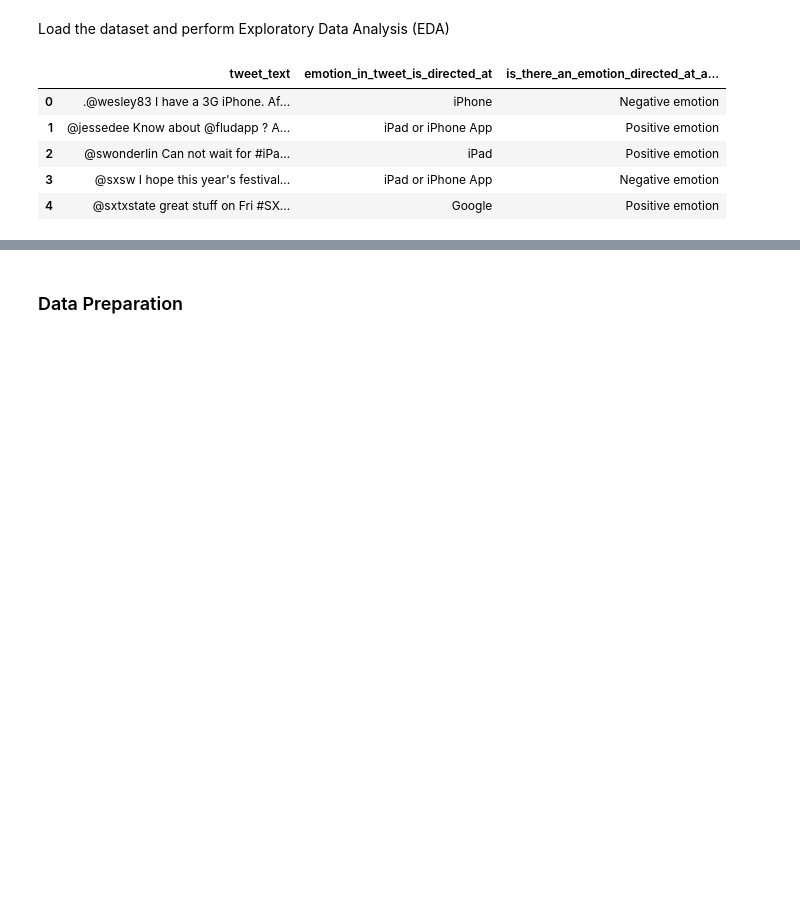
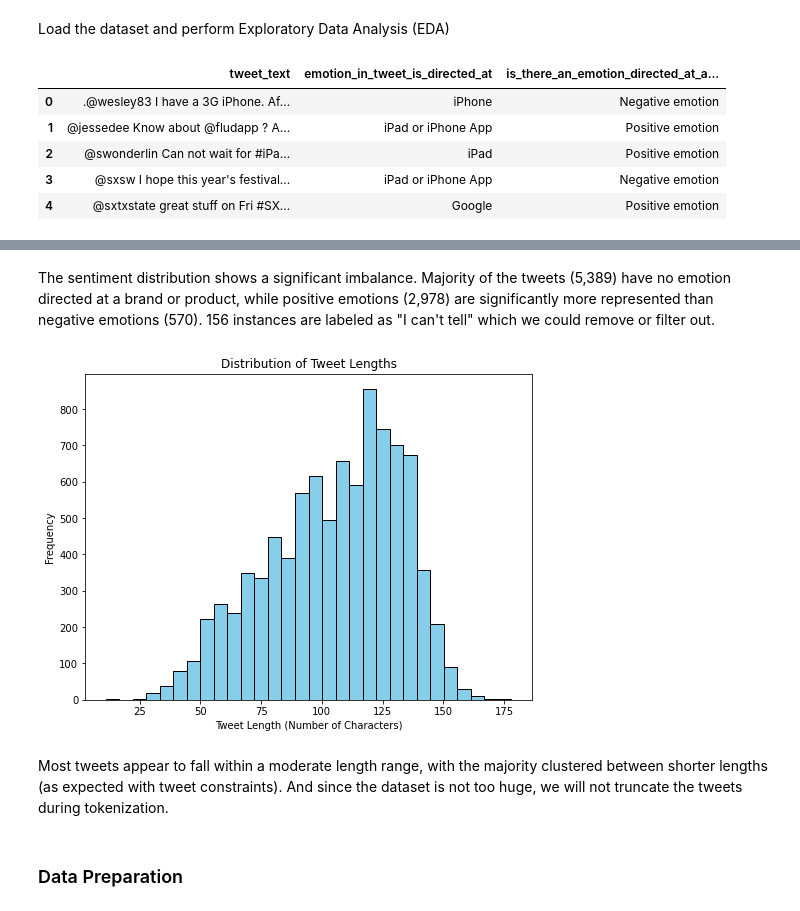
Before and after one commit to engige/NLP_Twitter_Sentiment_Analysis, a Jupyter notebook: notebooks/joseph.ipynb, the cells around one changed output, grey strips where cells are left out. Cells and saved outputs as stored; diff of their text form; code cells hidden in the pictures; blank space fills up the shorter version.

```diff
--- a/notebooks/joseph.ipynb
+++ b/notebooks/joseph.ipynb
@@ -63,3 +91,20 @@ The dataset contains the following observations:
+# %% [markdown]
+The sentiment distribution shows a significant imbalance. Majority of the tweets (5,389) have no emotion directed at a brand or product, while positive emotions (2,978) are significantly more represented than negative emotions (570). 156 instances are labeled as "I can't tell" which we could remove or filter out.
+# %%
+# Analyze the text length by calculating the number of characters in each tweet
+tweet_data['tweet_length'] = tweet_data['tweet_text'].str.len()
+
+# Plot the distribution of tweet lengths
+plt.figure(figsize=(8, 6))
+plt.hist(tweet_data['tweet_length'], bins=30, color='skyblue', edgecolor='black')
+plt.title('Distribution of Tweet Lengths')
+plt.xlabel('Tweet Length (Number of Characters)')
+plt.ylabel('Frequency')
+plt.show()
+# %% [output]
+[figure, added]
+# %% [markdown]
+Most tweets appear to fall within a moderate length range, with the majority clustered between shorter lengths (as expected with tweet constraints). And since the dataset is not too huge, we will not truncate the tweets during tokenization.
 # %% [markdown]
 ### Data Preparation
 # %% [markdown]
```
Also changed, not shown: parts of 9 cells of this notebook.
